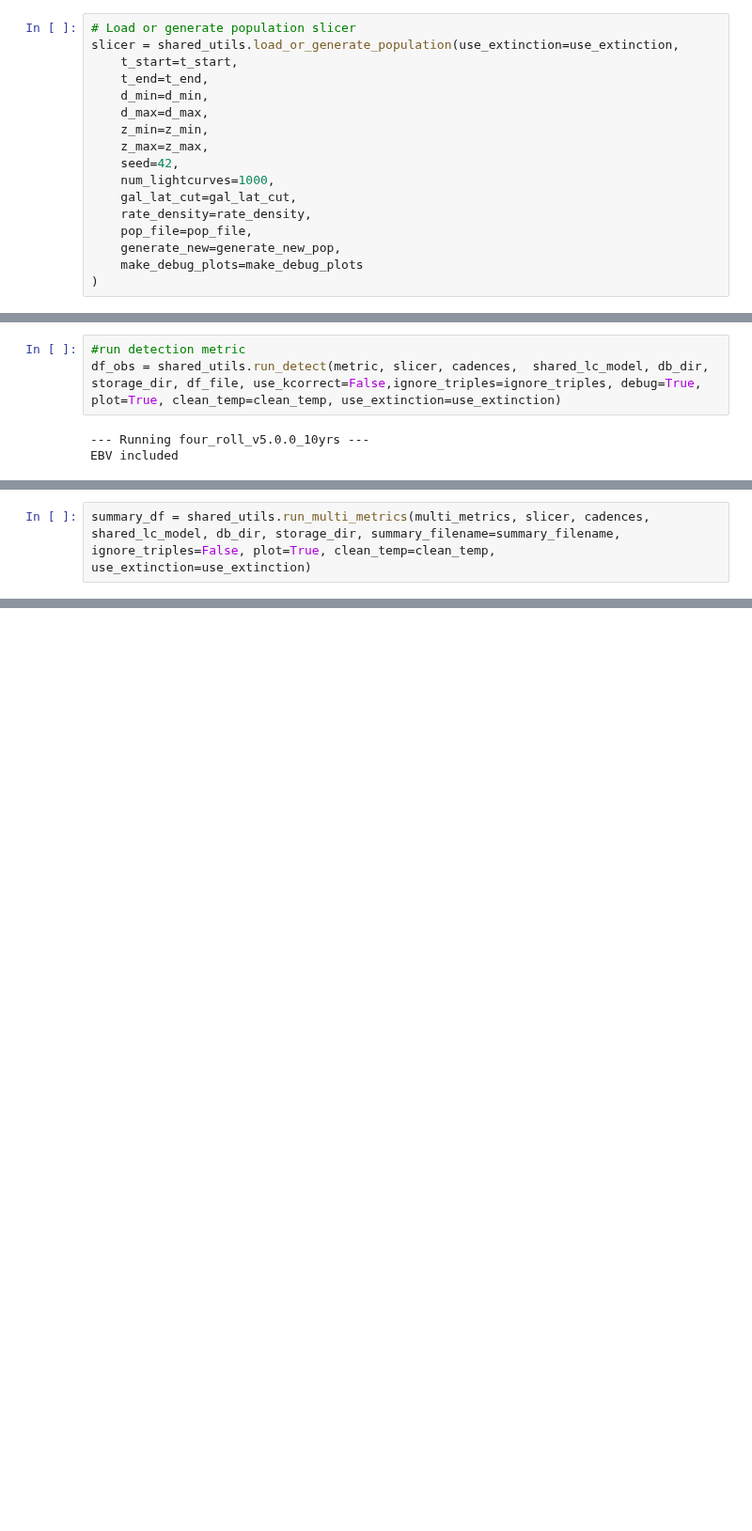
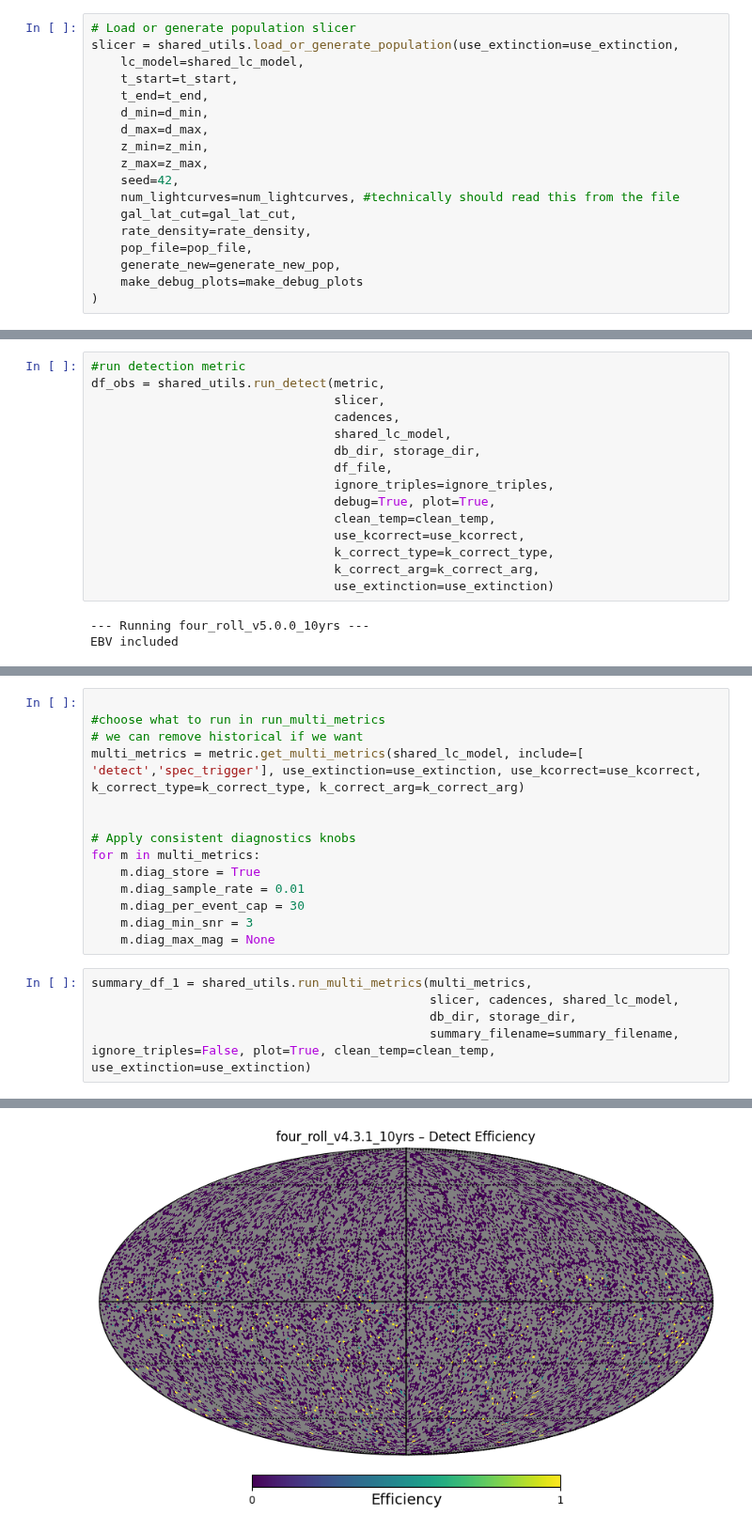
Before and after one commit to andra104/Multi_Transient_Metrics_Hub, a Jupyter notebook: MDwarfFlare/local_MDwarf_script.ipynb, the cells around one changed output, grey strips where cells are left out. Shown at 94% size. Saved outputs shown, nothing was run; the diff lists cells and outputs as text; blank space fills up the shorter version.

```diff
--- a/MDwarfFlare/local_MDwarf_script.ipynb
+++ b/MDwarfFlare/local_MDwarf_script.ipynb
@@ -160,6 +162,7 @@ importlib.reload(shared_utils)
 # %%
 # Load or generate population slicer
 slicer = shared_utils.load_or_generate_population(use_extinction=use_extinction,
+    lc_model=shared_lc_model,
     t_start=t_start,
     t_end=t_end,
     d_min=d_min,
@@ -167,7 +170,7 @@ slicer = shared_utils.load_or_generate_population(use_extinction=use_extinction,
     z_min=z_min,
     z_max=z_max,
     seed=42,
-    num_lightcurves=1000,
+    num_lightcurves=num_lightcurves, #technically should read this from the file
     gal_lat_cut=gal_lat_cut,
     rate_density=rate_density,
     pop_file=pop_file,
@@ -200,7 +203,19 @@ DEBUG: shape(peak_times) = (379446,)
 ## All 10 years
 # %%
 #run detection metric
-df_obs = shared_utils.run_detect(metric, slicer, cadences,  shared_lc_model, db_dir, storage_dir, df_file, use_kcorrect=False,ignore_triples=ignore_triples, debug=True, plot=True, clean_temp=clean_temp, use_extinction=use_extinction)
+df_obs = shared_utils.run_detect(metric,
+                                 slicer,
+                                 cadences,
+                                 shared_lc_model,
+                                 db_dir, storage_dir,
+                                 df_file,
+                                 ignore_triples=ignore_triples,
+                                 debug=True, plot=True,
+                                 clean_temp=clean_temp,
+                                 use_kcorrect=use_kcorrect,
+                                 k_correct_type=k_correct_type,
+                                 k_correct_arg=k_correct_arg,
+                                 use_extinction=use_extinction)
 # %% [output]
 --- Running four_roll_v5.0.0_10yrs ---
 EBV included
@@ -211,2 +221,0 @@ multi_metrics = metric.get_multi_metrics(shared_lc_model, include=['detect'], us
-# %%
-summary_df = shared_utils.run_multi_metrics(multi_metrics, slicer, cadences, shared_lc_model, db_dir, storage_dir, summary_filename=summary_filename, ignore_triples=False, plot=True, clean_temp=clean_temp, use_extinction=use_extinction)
@@ -249,0 +250,20 @@ NameError: name 'detected_df' is not defined
+# %%
+
+#choose what to run in run_multi_metrics
+# we can remove historical if we want
+multi_metrics = metric.get_multi_metrics(shared_lc_model, include=[ 'detect','spec_trigger'], use_extinction=use_extinction, use_kcorrect=use_kcorrect, k_correct_type=k_correct_type, k_correct_arg=k_correct_arg)
+
+
+# Apply consistent diagnostics knobs
+for m in multi_metrics:
+    m.diag_store = True
+    m.diag_sample_rate = 0.01
+    m.diag_per_event_cap = 30
+    m.diag_min_snr = 3
+    m.diag_max_mag = None
+# %%
+summary_df_1 = shared_utils.run_multi_metrics(multi_metrics,
+                                              slicer, cadences, shared_lc_model,
+                                              db_dir, storage_dir,
+                                              summary_filename=summary_filename, ignore_triples=False, plot=True, clean_temp=clean_temp, use_extinction=use_extinction)
+# %% [output]
@@ -249,0 +278 @@ NameError: name 'detected_df' is not defined
+[figure, added]
```
Also changed, not shown: parts of 16 cells of this notebook, 5 other files.
